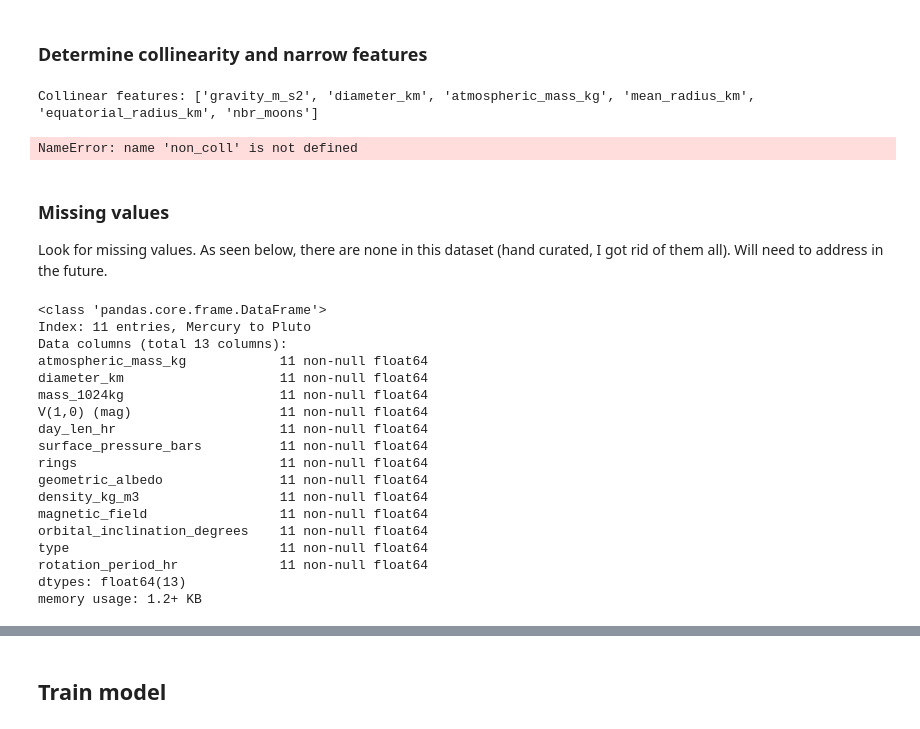
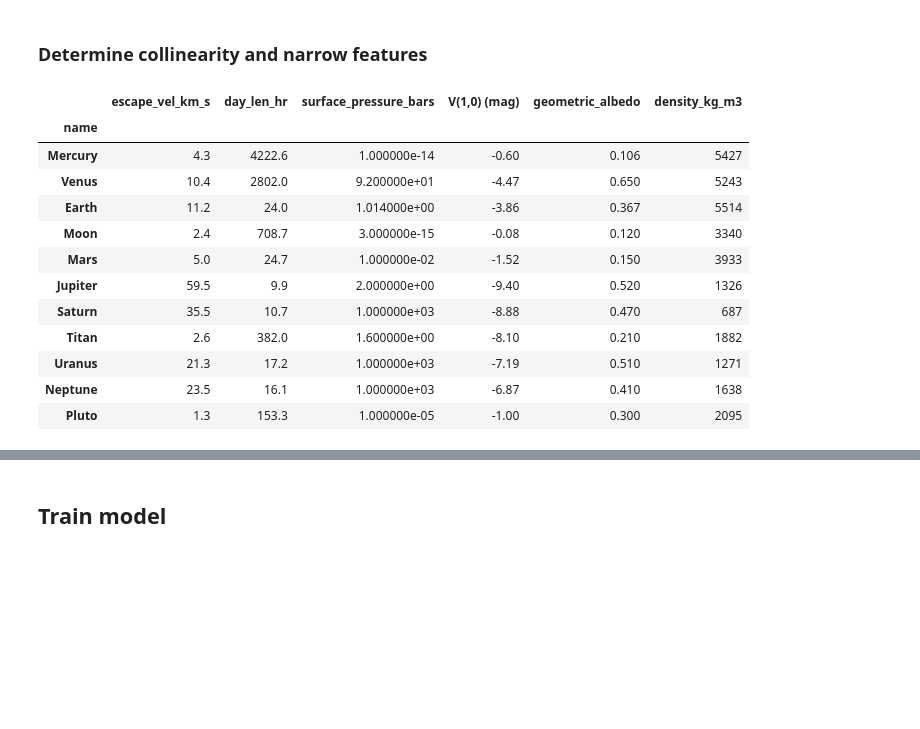
Before and after one commit to julielinx/experiments, a Jupyter notebook: datascience_diary/10b_nb_reorder_and_predict.ipynb, the cells around one changed output, grey strips where cells are left out. Saved outputs shown, nothing was run; the diff lists cells and outputs as text; code cells hidden in the pictures; blank space fills up the shorter version.

```diff
--- a/datascience_diary/10b_nb_reorder_and_predict.ipynb
+++ b/datascience_diary/10b_nb_reorder_and_predict.ipynb
@@ -23,10 +14,22 @@ from sklearn.preprocessing import StandardScaler, #OneHotEncoder
 # %% [markdown]
 ### Custom functions
 # %%
-def feature_corr(df, target, corr_type='spearman'):
+def feature_corr_coll(df, target, corr_type='spearman'):
     target_corr = pd.DataFrame(df.corrwith(target, axis=0, method=corr_type).reset_index()).rename(columns={0:corr_type})
     target_corr['abs'] = target_corr[corr_type].abs()
     top_features = target_corr[target_corr['abs'] >= 0.5].sort_values('abs', ascending=False)['index'].tolist()
     df_top = df[top_features]
     feature_corr = df_top.corr(method=corr_type)
-    return df_top, feature_corr
+
+    collinear_features = set()
+    for i in range(len(feature_corr.columns)):
+        sliced_matrix = feature_corr.iloc[i, :i]
+        if sum(sliced_matrix[abs(sliced_matrix) > 0.9]):
+            colname = feature_corr.columns[i]
+            collinear_features.add(colname)
+    collinear_features = list(collinear_features)
+    df = df_top.drop(collinear_features, axis=1)
+
+    select_features = df.columns.tolist()
+
+    return select_features, df
@@ -277,10 +109,3 @@ X_train = planets.drop('mass_1024kg', axis=1)
 y_train = planets['mass_1024kg']
 # %% [markdown]
 ### Determine collinearity and narrow features
-# %%
-df_top, feature_corr = feature_corr(X_train, y_train)
-non_coll = feature_coll(feature_corr, df_top)
-non_coll_features = non_coll.columns.tolist()
-# %% [output]
-Collinear features: ['gravity_m_s2', 'diameter_km', 'atmospheric_mass_kg', 'mean_radius_km', 'equatorial_radius_km', 'nbr_moons']
-NameError: name 'non_coll' is not defined
@@ -292,25 +112,17 @@ planets_stdz
-# %% [markdown]
-### Missing values
-
-Look for missing values. As seen below, there are none in this dataset (hand curated, I got rid of them all). Will need to address in the future.
-# %%
-planets_stdz.info()
-# %% [output]
-<class 'pandas.core.frame.DataFrame'>
-Index: 11 entries, Mercury to Pluto
-Data columns (total 13 columns):
-atmospheric_mass_kg            11 non-null float64
-diameter_km                    11 non-null float64
-mass_1024kg                    11 non-null float64
-V(1,0) (mag)                   11 non-null float64
-day_len_hr                     11 non-null float64
-surface_pressure_bars          11 non-null float64
-rings                          11 non-null float64
-geometric_albedo               11 non-null float64
-density_kg_m3                  11 non-null float64
-magnetic_field                 11 non-null float64
-orbital_inclination_degrees    11 non-null float64
-type                           11 non-null float64
-rotation_period_hr             11 non-null float64
-dtypes: float64(13)
-memory usage: 1.2+ KB
+# %%
+select_features, non_coll = feature_corr_coll(X_train, y_train)
+non_coll
+# %% [output]
+|  | escape_vel_km_s | day_len_hr | surface_pressure_bars | V(1,0) (mag) | geometric_albedo | density_kg_m3 |
+| name |  |  |  |  |  |  |
+| Mercury | 4.3 | 4222.6 | 1.000000e-14 | -0.60 | 0.106 | 5427 |
+| Venus | 10.4 | 2802.0 | 9.200000e+01 | -4.47 | 0.650 | 5243 |
+| Earth | 11.2 | 24.0 | 1.014000e+00 | -3.86 | 0.367 | 5514 |
+| Moon | 2.4 | 708.7 | 3.000000e-15 | -0.08 | 0.120 | 3340 |
+| Mars | 5.0 | 24.7 | 1.000000e-02 | -1.52 | 0.150 | 3933 |
+| Jupiter | 59.5 | 9.9 | 2.000000e+00 | -9.40 | 0.520 | 1326 |
+| Saturn | 35.5 | 10.7 | 1.000000e+03 | -8.88 | 0.470 | 687 |
+| Titan | 2.6 | 382.0 | 1.600000e+00 | -8.10 | 0.210 | 1882 |
+| Uranus | 21.3 | 17.2 | 1.000000e+03 | -7.19 | 0.510 | 1271 |
+| Neptune | 23.5 | 16.1 | 1.000000e+03 | -6.87 | 0.410 | 1638 |
+| Pluto | 1.3 | 153.3 | 1.000000e-05 | -1.00 | 0.300 | 2095 |
```
Also changed, not shown: parts of 29 cells of this notebook, 3 other files.
